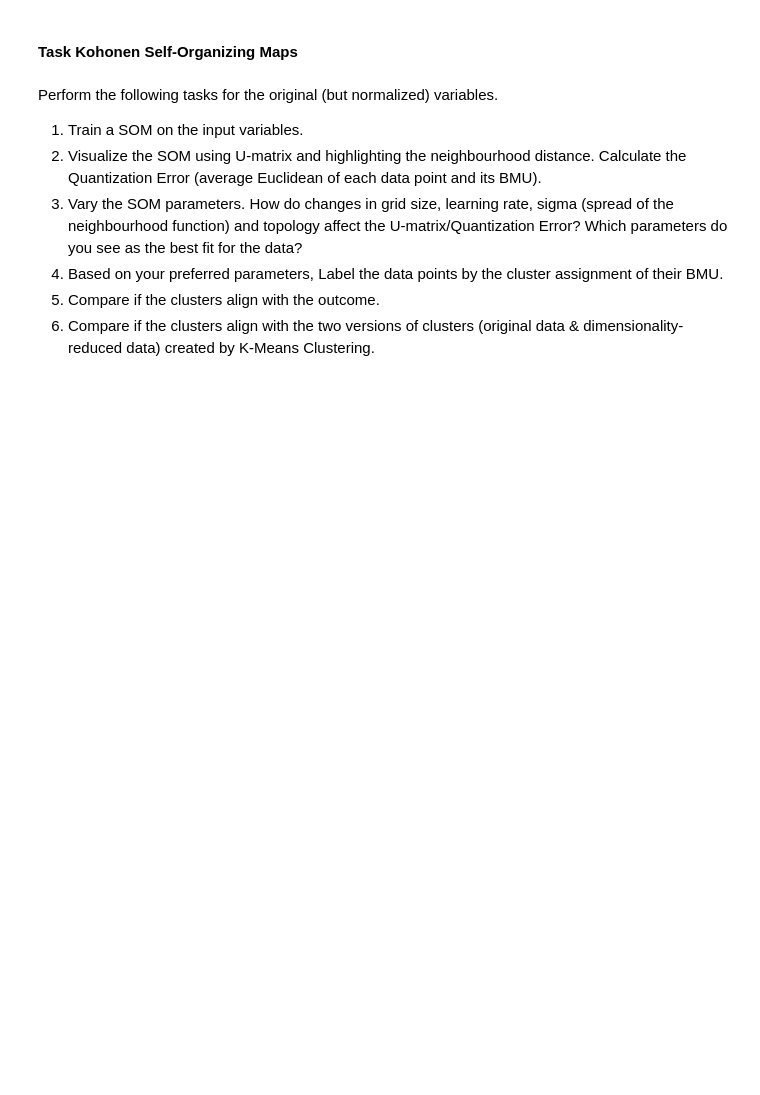
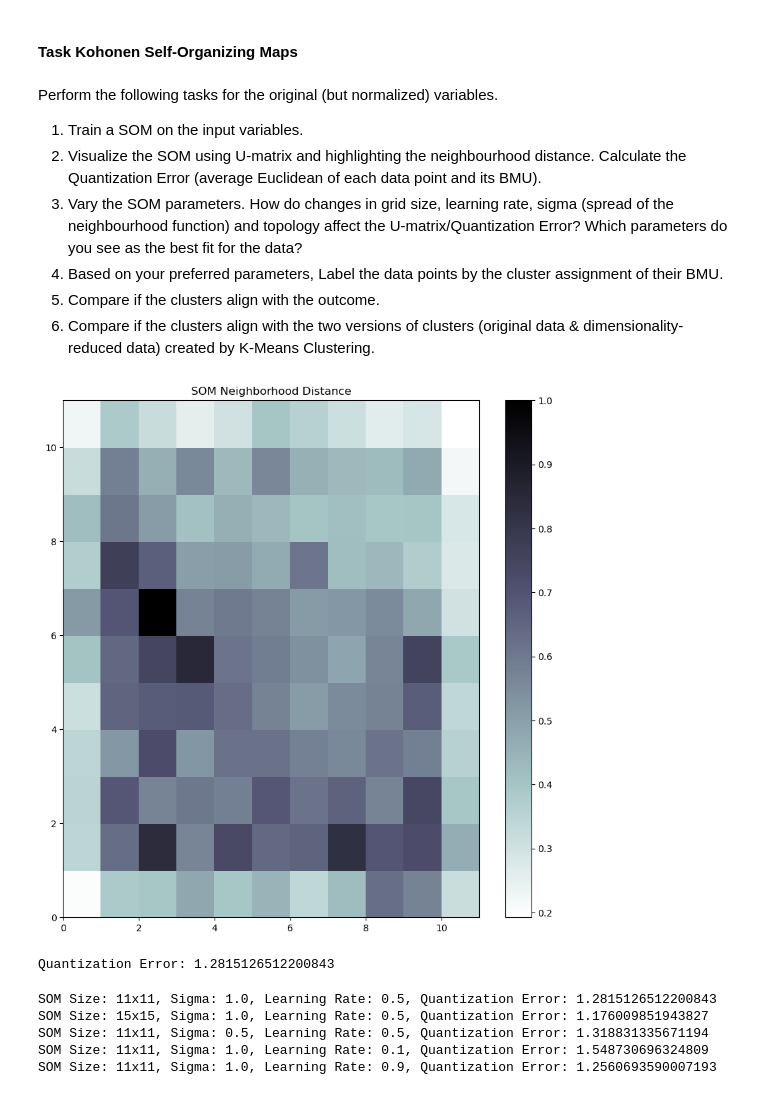
Before and after one commit to fyudris/Applied-Analytics, a Jupyter notebook: 02_Tuesday/session2afternoon.ipynb, the cells around one changed output. Drawn from its saved outputs; the diff is of its cells as text; code cells hidden in the pictures; blank space fills up the shorter version.

```diff
--- a/02_Tuesday/session2afternoon.ipynb
+++ b/02_Tuesday/session2afternoon.ipynb
@@ -43,0 +228,14 @@ Perform the following tasks for the original (but normalized) variables and the
+# %%
+# Perform K-Means clustering with the optimal number of clusters
+kmeans_original = KMeans(n_clusters=optimal_k_silhouette_original, random_state=42)
+df['Cluster_Original'] = kmeans_original.fit_predict(df[input_vars])
+
+kmeans_pca = KMeans(n_clusters=optimal_k_silhouette_pca, random_state=42)
+df['Cluster_PCA'] = kmeans_pca.fit_predict(df_pca)
+
+# Descriptive overview of the clusters
+print("Descriptive Overview of Clusters (Original Data):")
+print(df.groupby('Cluster_Original').mean())
+
+print("\nDescriptive Overview of Clusters (PCA-Reduced Data):")
+print(df.groupby('Cluster_PCA').mean())
@@ -51,3 +286,52 @@ Perform the following tasks for the original (but normalized) variables.
 4) Based on your preferred parameters, Label the data points by the cluster assignment of their BMU.
 5) Compare if the clusters align with the outcome.
 6) Compare if the clusters align with the two versions of clusters (original data & dimensionality-reduced data) created by K-Means Clustering.
+# %%
+from minisom import MiniSom
+
+# Initialize the SOM
+som_size = 11  # 11x11 map structure
+som = MiniSom(som_size, som_size, len(input_vars), sigma=1.0, learning_rate=0.5, neighborhood_function='gaussian', random_seed=42)
+
+# Train the SOM on 1000 iterations
+som.train_random(df[input_vars].values, 1000)
+
+# Plot the neighborhood distance of the trained SOM
+plt.figure(figsize=(10, 10))
+plt.pcolor(som.distance_map().T, cmap='bone_r')
+plt.colorbar()
+plt.title('SOM Neighborhood Distance')
+plt.show()
+
+# Calculate the Quantization Error
+quantization_error = np.mean([np.linalg.norm(x - som.get_weights()[som.winner(x)]) for x in df[input_vars].values])
+print(f'Quantization Error: {quantization_error}')
+# %% [output]
+[figure, added]
+Quantization Error: 1.2815126512200843
+# %%
+# Function to train SOM with different parameters and calculate Quantization Error
+def train_som_and_calculate_error(som_size, sigma, learning_rate):
+    som = MiniSom(som_size, som_size, len(input_vars), sigma=sigma, learning_rate=learning_rate, neighborhood_function='gaussian', random_seed=42)
+    som.train_random(df[input_vars].values, 1000)
+    quantization_error = np.mean([np.linalg.norm(x - som.get_weights()[som.winner(x)]) for x in df[input_vars].values])
+    return quantization_error
+
+# Test different parameters
+parameters = [
+    (11, 1.0, 0.5),
+    (15, 1.0, 0.5),
+    (11, 0.5, 0.5),
+    (11, 1.0, 0.1),
+    (11, 1.0, 0.9)
+]
+
+for som_size, sigma, learning_rate in parameters:
+    error = train_som_and_calculate_error(som_size, sigma, learning_rate)
+    print(f'SOM Size: {som_size}x{som_size}, Sigma: {sigma}, Learning Rate: {learning_rate}, Quantization Error: {error}')
+# %% [output]
+SOM Size: 11x11, Sigma: 1.0, Learning Rate: 0.5, Quantization Error: 1.2815126512200843
+SOM Size: 15x15, Sigma: 1.0, Learning Rate: 0.5, Quantization Error: 1.176009851943827
+SOM Size: 11x11, Sigma: 0.5, Learning Rate: 0.5, Quantization Error: 1.318831335671194
+SOM Size: 11x11, Sigma: 1.0, Learning Rate: 0.1, Quantization Error: 1.548730696324809
+SOM Size: 11x11, Sigma: 1.0, Learning Rate: 0.9, Quantization Error: 1.2560693590007193
```
Also changed, not shown: parts of 11 cells of this notebook.
